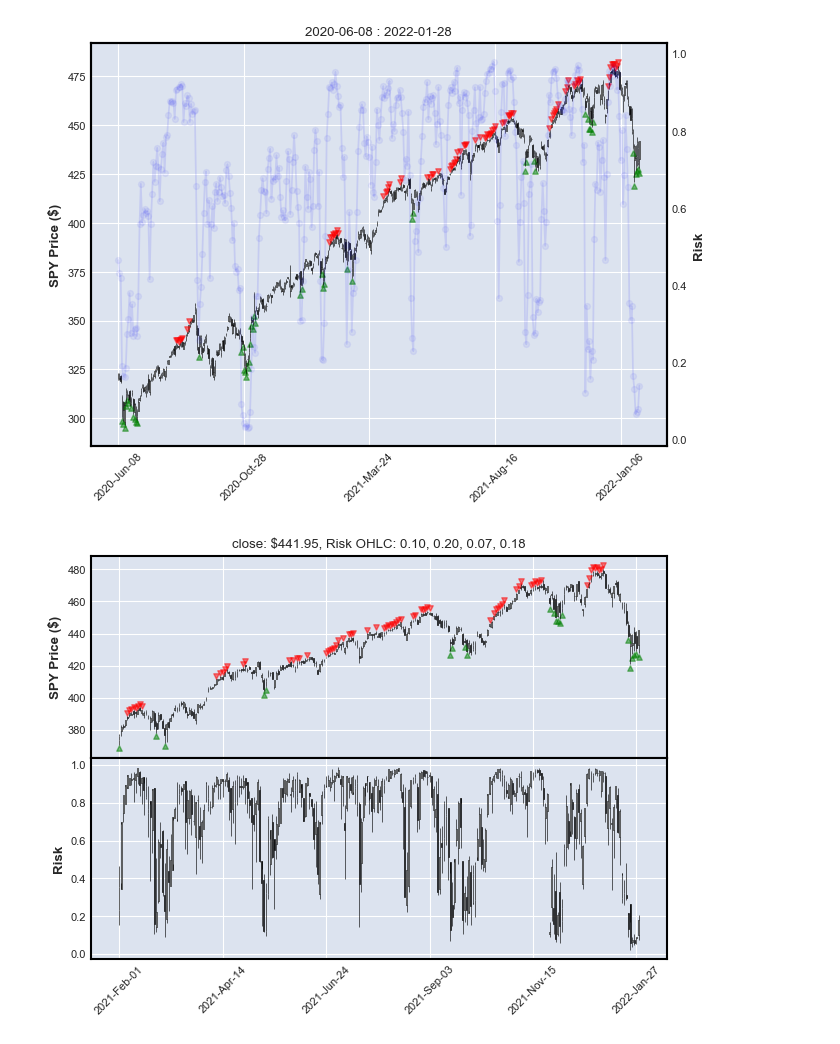
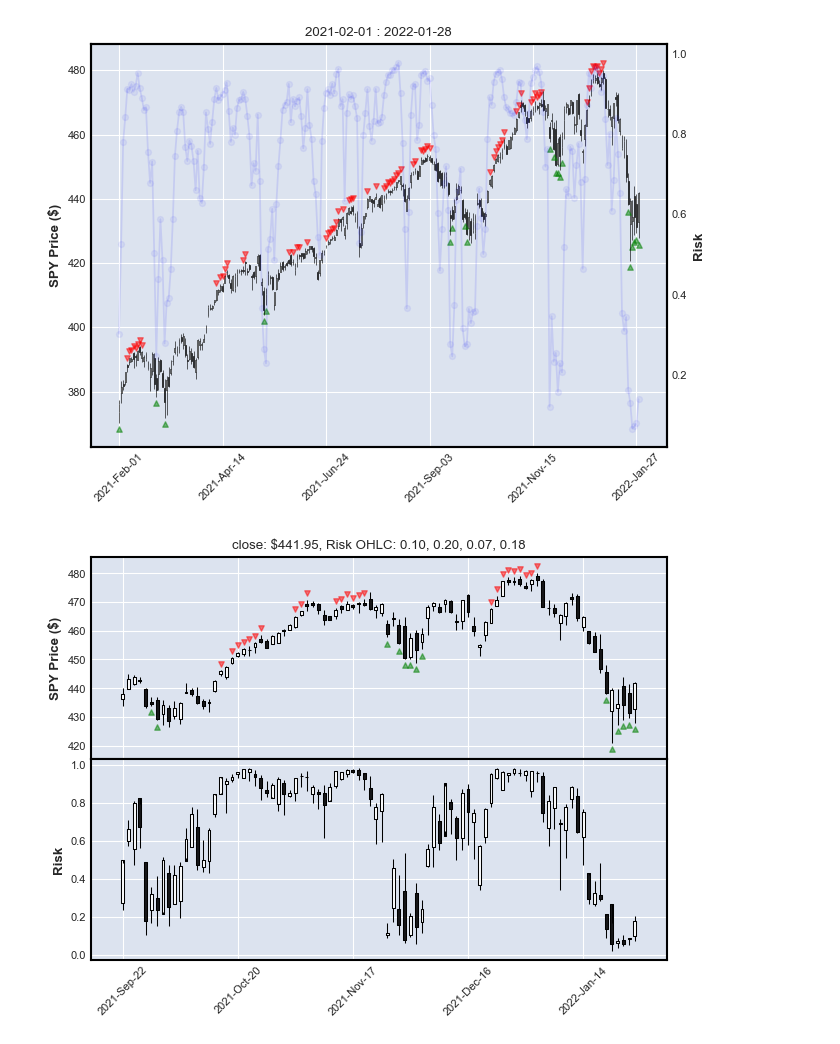
Before and after one commit to Mohammad-Rahmati/QRM_barometer, a Jupyter notebook: Main.ipynb, the cells around one changed output. Saved outputs shown, nothing was run; the diff lists cells and outputs as text; code cells hidden in the pictures.

```diff
--- a/Main.ipynb
+++ b/Main.ipynb
@@ -14,7 +14,7 @@ data.tail(5)
 | 2022-01-27 | 438.260010 | 441.589996 | 429.450012 | 431.239990 | 0.085486 | 0.050861 | 0.090173 | 0.089971 | 0.079123 | ... |
 | 2022-01-28 | 432.679993 | 442.000000 | 427.820007 | 441.950012 | 0.098314 | 0.074969 | 0.203871 | 0.178889 | 0.139010 | ... |
 # %%
-df = data.iloc[-416:].copy()
+df = data.iloc[-252:].copy()
 
 signal = df.barometer.map(lambda x: x < 0.3)
 indx_list = signal[signal == True].index
@@ -47,33 +47,33 @@ mpf.plot(
             ylabel='SPY Price ($)',
             addplot=apds,
             figscale=1,
             style = mpf.make_mpf_style(base_mpf_style='default', rc={'font.size':8}),
             axtitle='{} : {}'.format(str(df.index[0])[:10], str(df.index[-1])[:10]),
          )
 
 
-days = 252
+days = 90
 apds = [
     mpf.make_addplot(df.iloc[-days:].rename(columns={"barometer_no_leakage_o": "Open", "barometer_no_leakage_l": "High",
                                                         "barometer_no_leakage_h": "Low", "barometer_no_leakage_c": "Close"}),
                                                         type='candle', color = 'red', alpha = 0.3, width = 1.0, panel = 1, ylabel = 'Risk'),
     mpf.make_addplot(df_signal_up.iloc[-days:],type='scatter',markersize=15,color = 'green',alpha = 0.5, marker='^'),
     mpf.make_addplot(df_signal_down.iloc[-days:],type='scatter',markersize=15,color = 'red',alpha = 0.5, marker='v'),
 ]
 
 
 
 mpf.plot(
             df.iloc[-days:].rename(columns={"spy_o": "Open", "spy_h": "High",
                                 "spy_l": "Low", "spy_c": "Close"}),
             type='candle',
             ylabel='SPY Price ($)',
             addplot=apds,
             panel_ratios=(1,1),
             figscale=1,
             style = mpf.make_mpf_style(base_mpf_style='default', rc={'font.size':8}),
             axtitle='close: ${:.02f}, Risk OHLC: {:.02f}, {:.02f}, {:.02f}, {:.02f}'.format( df.iloc[-1].spy_c, df.barometer_o.iloc[-1], df.barometer_l.iloc[-1], df.barometer_h.iloc[-1], df.barometer_c.iloc[-1]),
         )
 # %% [output]
-[figure, old version]
+[figure, new version]
-[figure, old version]
+[figure, new version]
```
